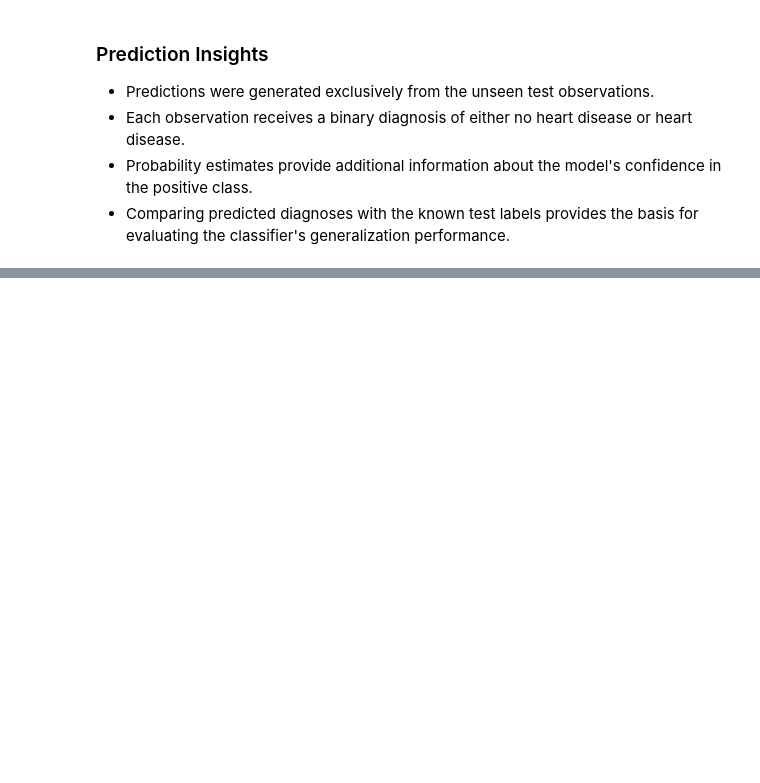
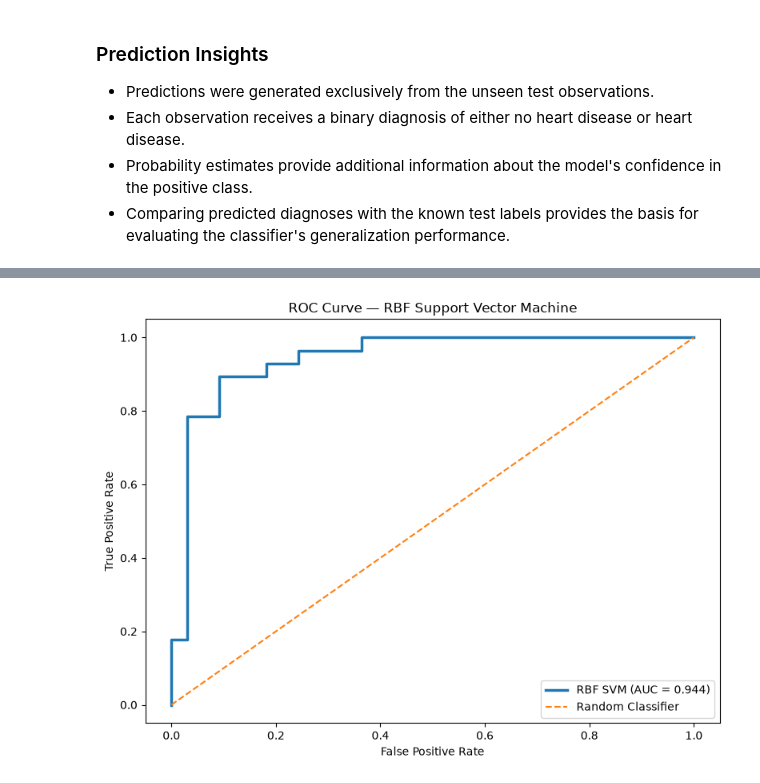
Before and after one commit to Pralishatripathy000/ml-support-vector-machine, a Jupyter notebook: notebook.ipynb, the cells around one changed output, grey strips where cells are left out. Saved outputs shown, nothing was run; the diff lists cells and outputs as text; code cells hidden in the pictures; blank space fills up the shorter version.

```diff
--- a/notebook.ipynb
+++ b/notebook.ipynb
@@ -652,0 +764,32 @@ Probability of heart disease: 0.2181
+# %%
+# Calculate and visualize the Receiver Operating Characteristic curve
+
+fpr, tpr, thresholds = roc_curve(y_test, y_prob)
+
+plt.figure(figsize=(8, 6))
+
+plt.plot(
+    fpr,
+    tpr,
+    linewidth=2.5,
+    label=f"RBF SVM (AUC = {roc_auc:.3f})"
+)
+
+plt.plot(
+    [0, 1],
+    [0, 1],
+    linestyle="--",
+    linewidth=1.5,
+    label="Random Classifier"
+)
+
+plt.xlabel("False Positive Rate")
+plt.ylabel("True Positive Rate")
+plt.title("ROC Curve — RBF Support Vector Machine")
+plt.legend()
+
+plt.tight_layout()
+plt.savefig("outputs/figures/roc_curve.png", dpi=300)
+plt.show()
+# %% [output]
+[figure, added]
```
Also changed, not shown: parts of 7 cells of this notebook, 5 other files.
